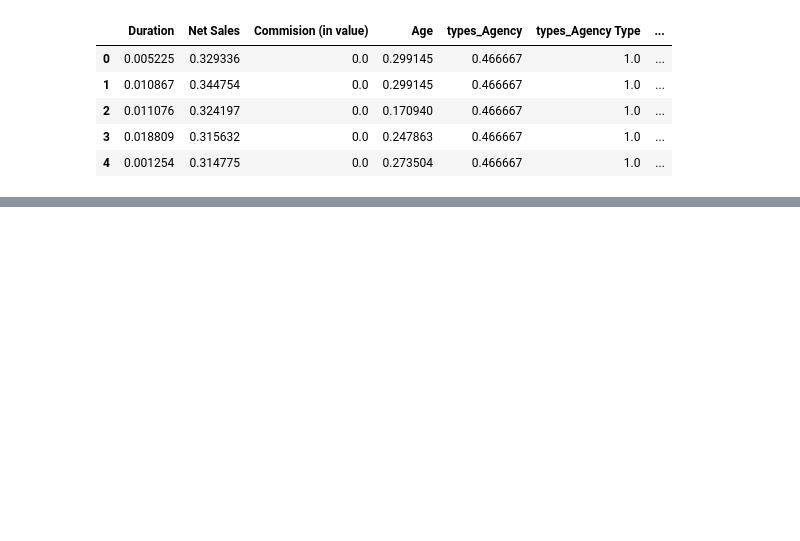
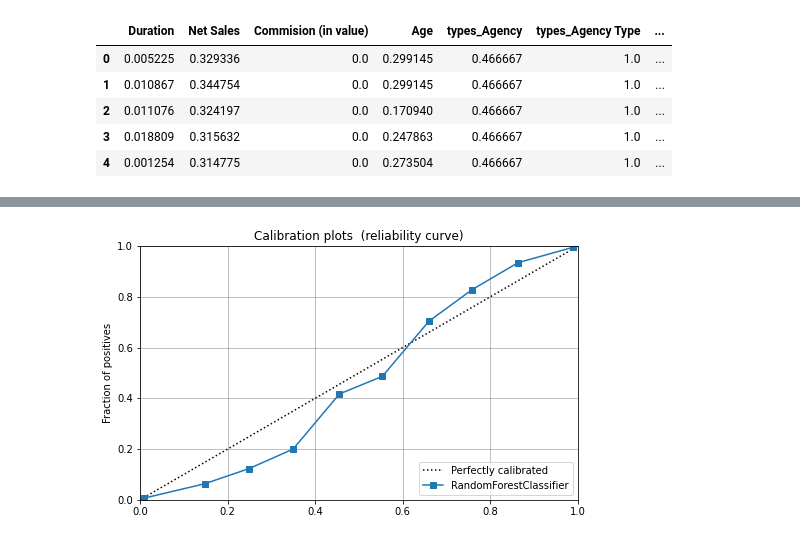
Before and after one commit to bhanuteja2001/AI_Curriculum, a Jupyter notebook: Pycaret.ipynb, the cells around one changed output, grey strips where cells are left out. Saved outputs shown, nothing was run; the diff lists cells and outputs as text; code cells hidden in the pictures; blank space fills up the shorter version.

```diff
--- a/Pycaret.ipynb
+++ b/Pycaret.ipynb
@@ -124,0 +179,2 @@ files.download('pycaret_imp.csv')
+# %%
+tuned_rf = tune_model(rf, optimize = 'F1')
@@ -124,0 +199,4 @@ files.download('pycaret_imp.csv')
+# %%
+plot_model(tuned_rf, plot='calibration')
+# %% [output]
+[figure, added]
```
Also changed, not shown: parts of 28 cells of this notebook.
